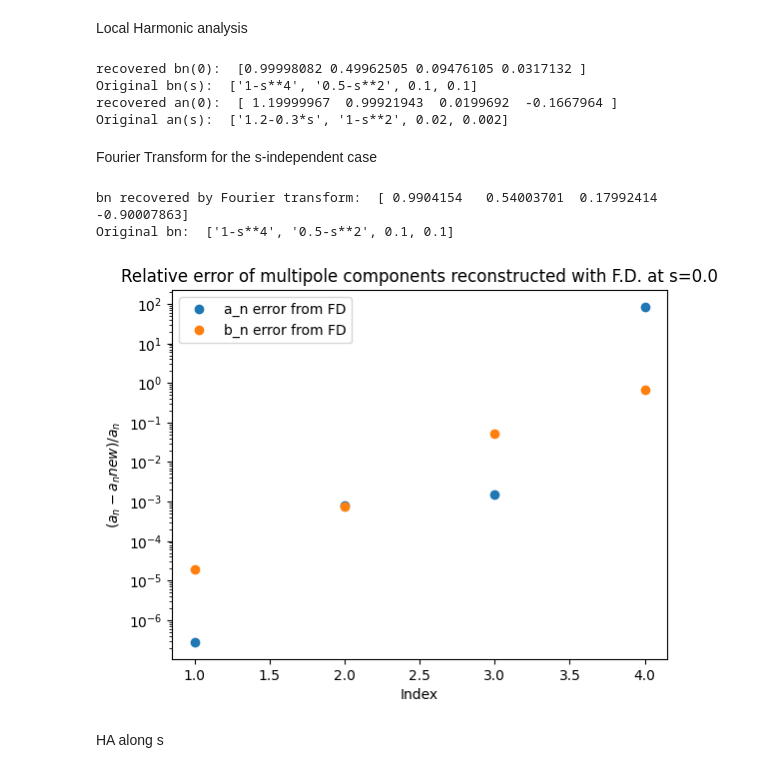
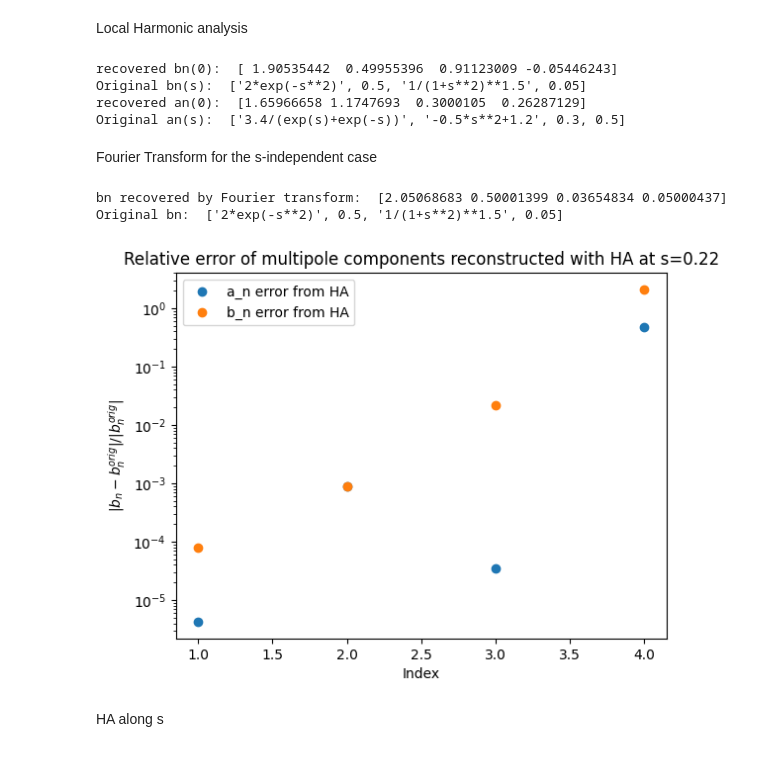
Before and after one commit to marcoliniF/bpmeth, a Jupyter notebook: preliminaryTrials/2abBAcurlB_HA_ab.ipynb, the cells around one changed output. Drawn from its saved outputs; the diff is of its cells as text; code cells hidden in the pictures.

Commit message:
updated input and plots

```diff
--- a/preliminaryTrials/2abBAcurlB_HA_ab.ipynb
+++ b/preliminaryTrials/2abBAcurlB_HA_ab.ipynb
@@ -7,10 +7,13 @@ from sympy import lambdify
 from sympy.abc import x, y, s
 # %%
 #start from multipole coeefficients a_n(s)=a1,a2,... and b_n(s)
-a_coeffs = ["1.2-0.3*s", "1-s**2", 0.02, 0.002]
-b_coeffs = ["1-s**4","0.5-s**2",0.1, 0.1]
+# a_coeffs = ["1.2-0.3*s", "1-s**2", 0.02, 0.002]
+# b_coeffs = ["1-s**4","0.5-s**2",0.1, 0.1]
+a_coeffs = ["3.4/(exp(s)+exp(-s))","-0.5*s**2+1.2",0.3,0.5]
+b_coeffs = ["2*exp(-s**2)",0.5,"1/(1+s**2)**1.5",0.05]
 #get scalar potential
 expansion=bpmeth.FieldExpansion(a=a_coeffs, b=b_coeffs)
-#expansion.plot_components()
-# plt.xlabel('s')
-# plt.xlim((0,1))
+expansion.plot_components()
+plt.xlabel('s')
+plt.xlim((0,1))
+plt.ylim((0,2))
@@ -139,8 +145,6 @@ Max difference in Bs: 0.05956766666667135
 # %% [markdown]
 Local Harmonic analysis
 # %%
-# Choose a fixed s value (s=0 is the magnet center)
-s_fixed = 0.0
 datafieldmap = np.column_stack([
     X.ravel(),
     Y.ravel(),
@@ -150,6 +154,8 @@ datafieldmap = np.column_stack([
     curl_As.ravel()
 ])
 curlfieldmap =bpmeth.fieldmaps.Fieldmap(datafieldmap)
+# Choose a fixed s value (s=0 is the magnet center)
+s_fixed = 0.22
 bnianfromcurl=curlfieldmap.harmonic_analysis_at_s(spos=s_fixed,rmin=0.22,rmax=0.7,nr=48, radius=0.04 )
 bn=bnianfromcurl.real[:len(b_coeffs)]
 an=bnianfromcurl.imag[:len(a_coeffs)]
@@ -159,10 +165,10 @@ print("Original bn(s): ", b_coeffs)
 print("recovered an(0): ",an )
 print("Original an(s): ", a_coeffs)
 # %% [output]
-recovered bn(0):  [0.99998082 0.49962505 0.09476105 0.0317132 ]
-Original bn(s):  ['1-s**4', '0.5-s**2', 0.1, 0.1]
-recovered an(0):  [ 1.19999967  0.99921943  0.0199692  -0.1667964 ]
-Original an(s):  ['1.2-0.3*s', '1-s**2', 0.02, 0.002]
+recovered bn(0):  [ 1.90535442  0.49955396  0.91123009 -0.05446243]
+Original bn(s):  ['2*exp(-s**2)', 0.5, '1/(1+s**2)**1.5', 0.05]
+recovered an(0):  [1.65966658 1.1747693  0.3000105  0.26287129]
+Original an(s):  ['3.4/(exp(s)+exp(-s))', '-0.5*s**2+1.2', 0.3, 0.5]
 # %% [markdown]
 Fourier Transform for the s-independent case
 # %%
@@ -172,23 +178,23 @@ bnfft=bnianfft.real[:len(b_coeffs)]
 print("bn recovered by Fourier transform: ",bnfft )
 print("Original bn: ", b_coeffs)
 # %% [output]
-bn recovered by Fourier transform:  [ 0.9904154   0.54003701  0.17992414 -0.90007863]
-Original bn:  ['1-s**4', '0.5-s**2', 0.1, 0.1]
+bn recovered by Fourier transform:  [2.05068683 0.50001399 0.03654834 0.05000437]
+Original bn:  ['2*exp(-s**2)', 0.5, '1/(1+s**2)**1.5', 0.05]
 # %%
 p=4#how many values to plot
 #evaluate the symbolic expressions of the original coefficients to compare them with the recovered ones
 b_ana = lambdify(s, b_coeffs, 'numpy')
 a_ana = lambdify(s, a_coeffs, 'numpy')
-plt.plot(range(1,len(a_coeffs[:p])+1), np.abs(a_ana(s_fixed)[:p]-an[:p])/a_ana(s_fixed)[:p], 'o', label='a_n error from FD')
-plt.plot(range(1,len(b_coeffs[:p])+1), np.abs(b_ana(s_fixed)[:p]-bn[:p])/b_ana(s_fixed)[:p], 'o', label='b_n error from FD')
+plt.plot(range(1,len(a_coeffs[:p])+1), np.abs(a_ana(s_fixed)[:p]-an[:p])/a_ana(s_fixed)[:p], 'o', label='a_n error from HA')
+plt.plot(range(1,len(b_coeffs[:p])+1), np.abs(b_ana(s_fixed)[:p]-bn[:p])/b_ana(s_fixed)[:p], 'o', label='b_n error from HA')
 plt.yscale('log')
 plt.xlabel('Index')
-plt.ylabel('$(a_n - a_nnew)/a_n$')
-plt.title('Relative error of multipole components reconstructed with F.D. at s=' + str(sa[int(len(sa)/2)]))
+plt.ylabel('$|b_n - b_n^{orig}|/|b_n^{orig}|$')
+plt.title('Relative error of multipole components reconstructed with HA at s=' + str(s_fixed))
 plt.legend()
 plt.show()
 # %% [output]
-[figure, old version]
+[figure, new version]
 # %% [markdown]
 HA along s
 # %%
```
Also changed, not shown: parts of 5 cells of this notebook.
